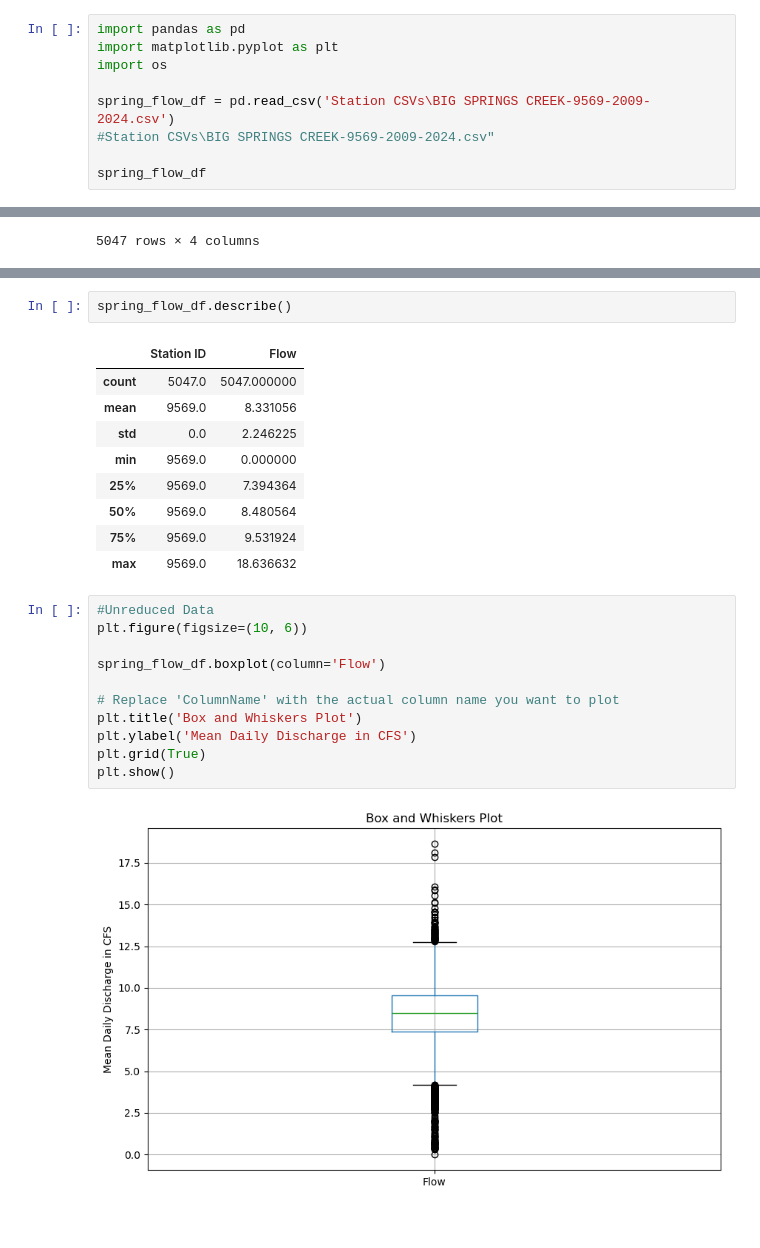
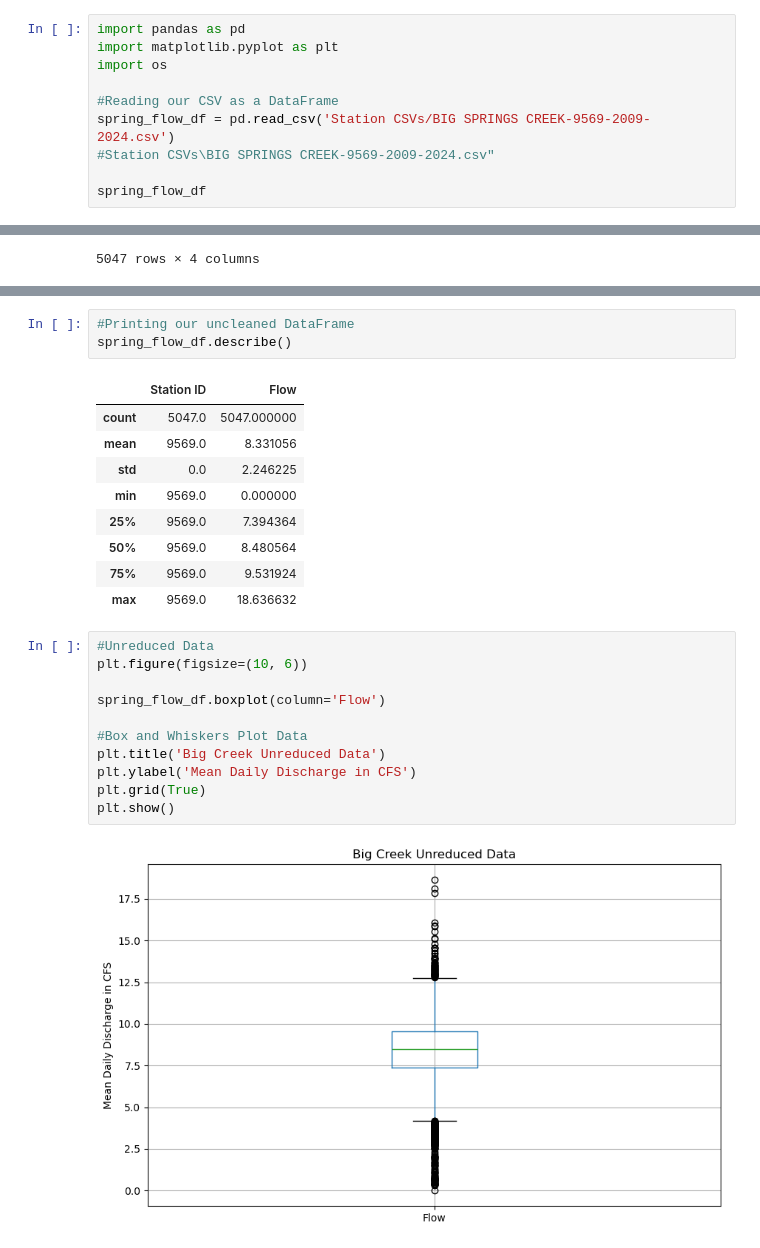
Before and after one commit to smaldonado24/Water_Records_ETL, a Jupyter notebook: spring_flow_data.ipynb, the cells around one changed output, grey strips where cells are left out. Cells and saved outputs as stored; diff of their text form.

```diff
--- a/spring_flow_data.ipynb
+++ b/spring_flow_data.ipynb
@@ -3,7 +3,8 @@ import pandas as pd
 import matplotlib.pyplot as plt
 import os
 
-spring_flow_df = pd.read_csv('Station CSVs\BIG SPRINGS CREEK-9569-2009-2024.csv')
+#Reading our CSV as a DataFrame
+spring_flow_df = pd.read_csv('Station CSVs/BIG SPRINGS CREEK-9569-2009-2024.csv')
 #Station CSVs\BIG SPRINGS CREEK-9569-2009-2024.csv"
 
 spring_flow_df
@@ -68,6 +72,7 @@ spring_df_cleaned.describe()
 | 75% | 9569.0 | 9.547484 |
 | max | 9569.0 | 12.734145 |
 # %%
+#Printing our uncleaned DataFrame
 spring_flow_df.describe()
 # %% [output]
 |  | Station ID | Flow |
@@ -82,16 +87,16 @@ spring_flow_df.describe()
 # %%
 #Unreduced Data
 plt.figure(figsize=(10, 6))
 
 spring_flow_df.boxplot(column='Flow')
 
-# Replace 'ColumnName' with the actual column name you want to plot
-plt.title('Box and Whiskers Plot')
+#Box and Whiskers Plot Data
+plt.title('Big Creek Unreduced Data')
 plt.ylabel('Mean Daily Discharge in CFS')
 plt.grid(True)
 plt.show()
 # %% [output]
-[figure, old version]
+[figure, new version]
 # %%
 #Reduced Data
 plt.figure(figsize=(10, 6))
```
Also changed, not shown: parts of 13 cells of this notebook, 7 other files.
